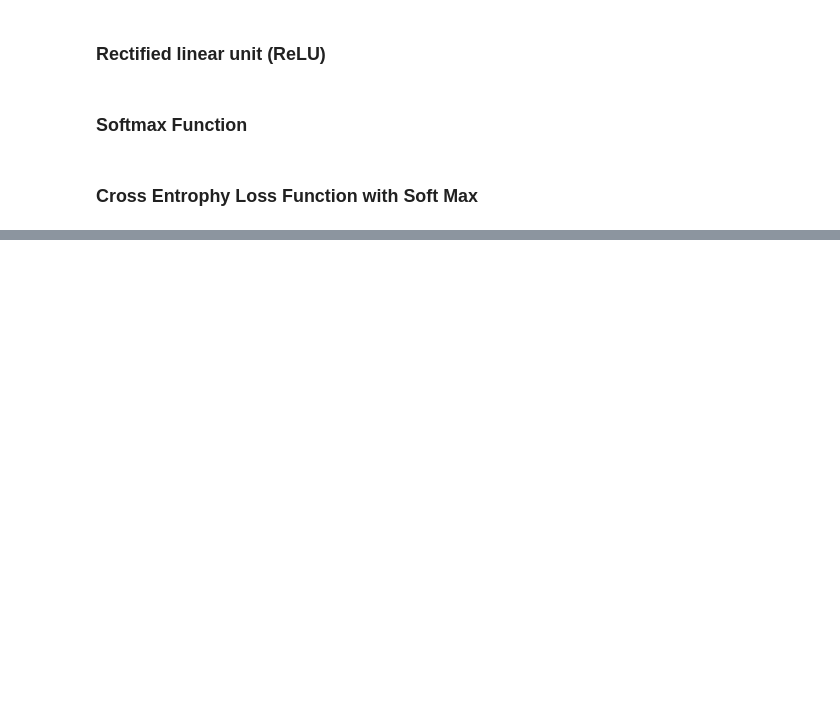
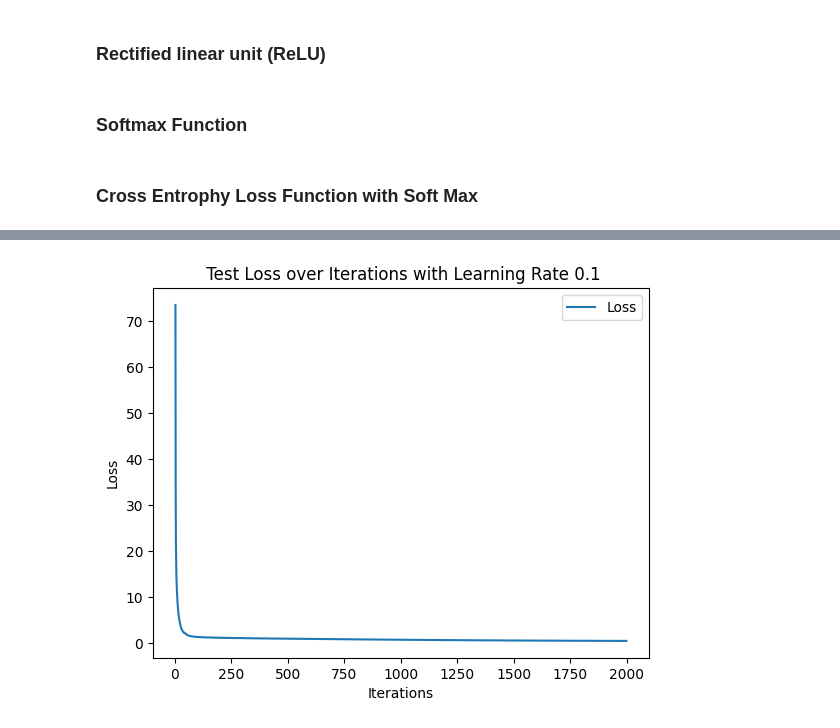
Before and after one commit to NisithDivantha/Building-a-Neural-Network-from-Scratch, a Jupyter notebook: Task_1.ipynb, the cells around one changed output, grey strips where cells are left out. Drawn from its saved outputs; the diff is of its cells as text; code cells hidden in the pictures; blank space fills up the shorter version.

```diff
--- a/Task_1.ipynb
+++ b/Task_1.ipynb
@@ -154,0 +225,9 @@ nn.save_gradients_to_csv(grad_weights, 'grad_weights.csv')
+# %%
+plt.plot(range(len(test_loss_values1)), test_loss_values1, label='Loss')
+plt.xlabel('Iterations')
+plt.ylabel('Loss')
+plt.title(' Test Loss over Iterations with Learning Rate 0.1')
+plt.legend()
+plt.show()
+# %% [output]
+[figure, added]
```
Also changed, not shown: parts of 34 cells of this notebook, 38 other files.
